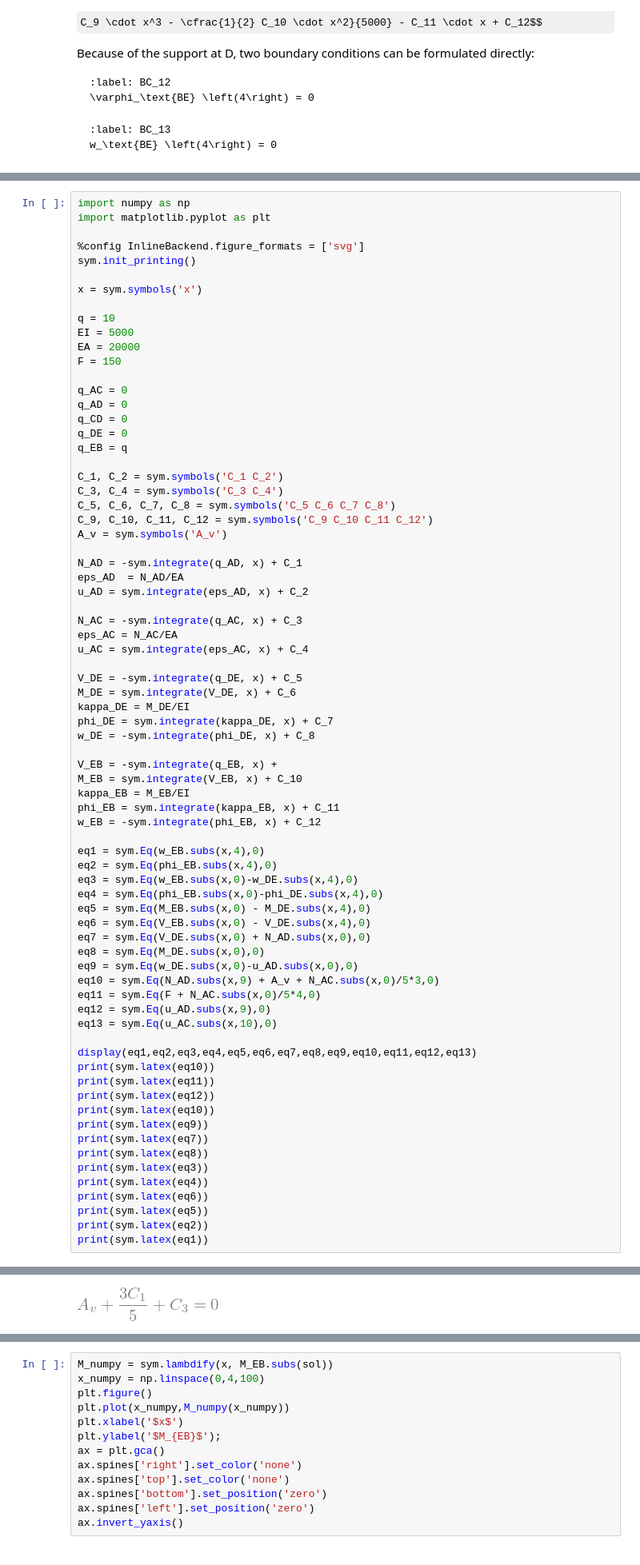
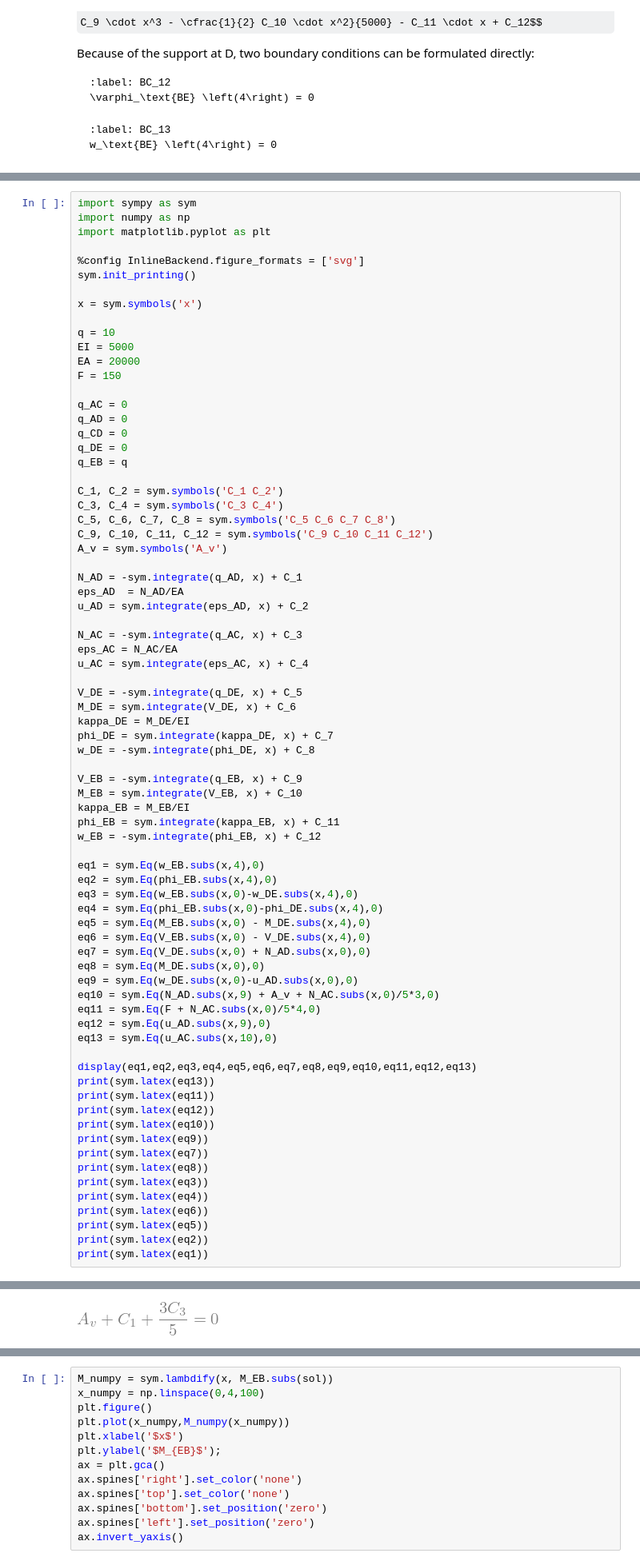
Before and after one commit to TeachBooks/bridging_mechanics, a Jupyter notebook: book/week_2/session_1/intro.ipynb, the cells around one changed output, grey strips where cells are left out. Shown at 80% size. Drawn from its saved outputs; the diff is of its cells as text; some formulas as TeX source.

```diff
--- a/book/week_2/session_1/intro.ipynb
+++ b/book/week_2/session_1/intro.ipynb
@@ -281,6 +281,7 @@ $$
 
 Now, the full force distribution and displacements of the structure has been solved. For example the moment distribution in $\text{BE}$ is $- 5 \cdot x^{2} + \cfrac{1792}{415} \cdot x + \cfrac{7168}{415}$ which can be plotted as:
 # %%
+import sympy as sym
 import numpy as np
 import matplotlib.pyplot as plt
 
@@ -320,7 +321,7 @@ kappa_DE = M_DE/EI
 phi_DE = sym.integrate(kappa_DE, x) + C_7
 w_DE = -sym.integrate(phi_DE, x) + C_8
 
-V_EB = -sym.integrate(q_EB, x) +
+V_EB = -sym.integrate(q_EB, x) + C_9
 M_EB = sym.integrate(V_EB, x) + C_10
 kappa_EB = M_EB/EI
 phi_EB = sym.integrate(kappa_EB, x) + C_11
@@ -336,35 +337,35 @@ eq7 = sym.Eq(V_DE.subs(x,0) + N_AD.subs(x,0),0)
 eq8 = sym.Eq(M_DE.subs(x,0),0)
 eq9 = sym.Eq(w_DE.subs(x,0)-u_AD.subs(x,0),0)
 eq10 = sym.Eq(N_AD.subs(x,9) + A_v + N_AC.subs(x,0)/5*3,0)
 eq11 = sym.Eq(F + N_AC.subs(x,0)/5*4,0)
 eq12 = sym.Eq(u_AD.subs(x,9),0)
 eq13 = sym.Eq(u_AC.subs(x,10),0)
 
 display(eq1,eq2,eq3,eq4,eq5,eq6,eq7,eq8,eq9,eq10,eq11,eq12,eq13)
-print(sym.latex(eq10))
+print(sym.latex(eq13))
 print(sym.latex(eq11))
 print(sym.latex(eq12))
 print(sym.latex(eq10))
 print(sym.latex(eq9))
 print(sym.latex(eq7))
 print(sym.latex(eq8))
 print(sym.latex(eq3))
 print(sym.latex(eq4))
 print(sym.latex(eq6))
 print(sym.latex(eq5))
 print(sym.latex(eq2))
 print(sym.latex(eq1))
 # %% [output]
 [figure]
 [figure]
 [figure]
 [figure]
 [figure]
 [figure]
 [figure]
 [figure]
 [figure]
-[figure, old version]
+[figure, new version]
 [figure]
 [figure]
 [figure]
```
Also changed, not shown: parts of 8 cells of this notebook.
